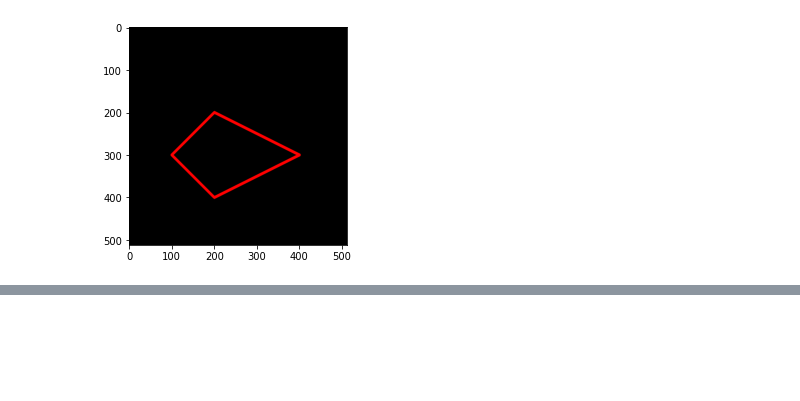
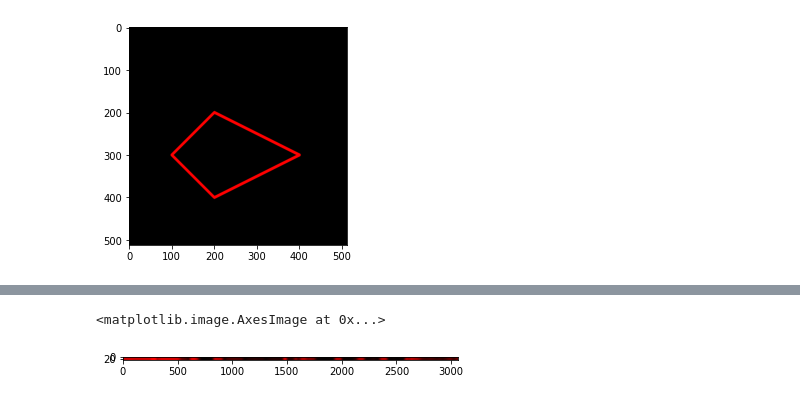
Before and after one commit to RinaHariyanti/PCVK_Genap_2023, a Jupyter notebook: Week2.ipynb, the cells around one changed output, grey strips where cells are left out. Saved outputs shown, nothing was run; the diff lists cells and outputs as text; code cells hidden in the pictures; blank space fills up the shorter version.

```diff
--- a/Week2.ipynb
+++ b/Week2.ipynb
@@ -130,0 +164,12 @@ plt.imshow(black_img2)
+# %%
+#4. Tampilkan image baris ke 5-30, semua kolom, channel Red saja!
+red = cv.merge([R,zeros,zeros])
+y=5
+x=0
+h=30
+w=red.shape[1]
+crop = red[y:h, x:w]
+plt.imshow(crop)
+# %% [output]
+<matplotlib.image.AxesImage at 0x...>
+[figure, added]
```
Also changed, not shown: parts of 11 cells of this notebook.
